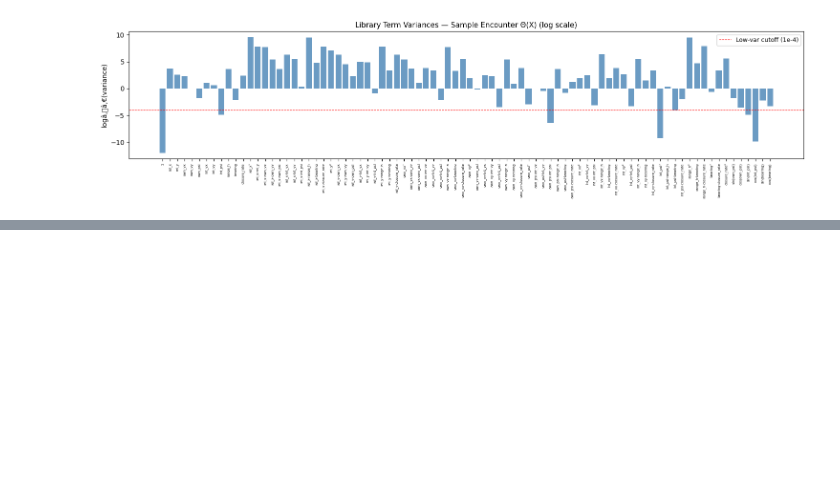
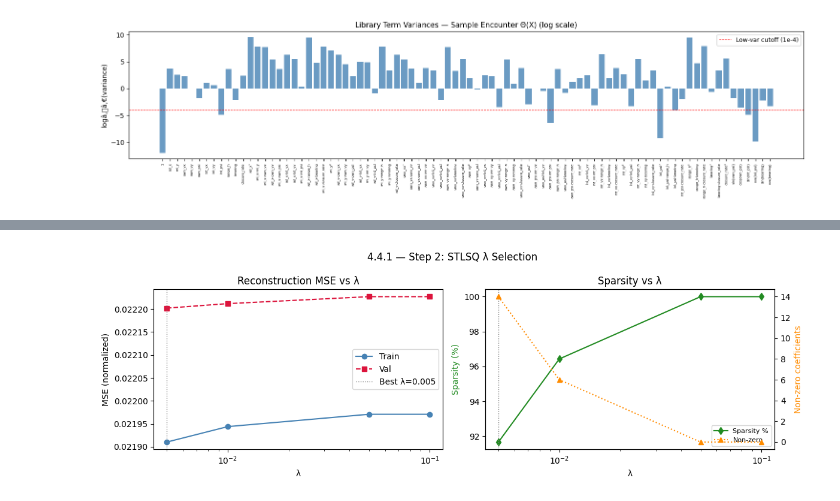
Before and after one commit to adrianocanolla/ME_569, a Jupyter notebook: LLTEM_analysis 2.ipynb, the cells around one changed output, grey strips where cells are left out. Drawn from its saved outputs; the diff is of its cells as text; code cells hidden in the pictures; blank space fills up the shorter version.

```diff
--- a/LLTEM_analysis 2.ipynb
+++ b/LLTEM_analysis 2.ipynb
@@ -1125,0 +1233,97 @@ Library matrix Θ(X) shape: (121, 84)  (timesteps × library terms)
+# %%
+# ── Step 2: Data preparation utilities + λ cross-validation ──────────────────
+# Requires: sindy_library (Cell 3), train_data / val_data (Section 4.2.2)
+
+# Variables that already have Savitzky-Golay derivatives from the pipeline
+_HAS_SG = set(DERIV_VARS)   # own_x, own_y, ..., rel_x, rel_y, range_h, etc.
+
+def get_X_norm(enc):
+    """Normalized 11-var 2D state: shape (121, 11). All VARS_2D in z-score units."""
+    return np.column_stack([enc[f'{v}_norm'] for v in VARS_2D])
+
+def get_Xdot_norm(enc):
+    """Normalized derivatives: SG filter where pre-computed, central diff otherwise.
+
+    Variables in DERIV_VARS (rel_x, rel_y, own_vx, own_vy, int_vx, int_vy,
+    range_h) → use d_{v}_norm already in enc.
+    Remaining (own_psi, int_psi, bearing, closure_rate) → np.gradient on
+    the normalized smooth signal; acceptable because these vars have small or
+    bounded derivatives (heading ≈ const for ownship; bearing/closure smooth).
+    """
+    cols = []
+    for v in VARS_2D:
+        key = f'd_{v}_norm'
+        if key in enc:
+            cols.append(enc[key])
+        else:
+            cols.append(np.gradient(enc[f'{v}_norm'], DT))
+    return np.column_stack(cols)
+
+# ── λ grid search ─────────────────────────────────────────────────────────────
+LAMBDA_GRID = [0.005, 0.01, 0.05, 0.1]
+_CV_N       = min(500, len(train_data))    # subset for speed; full fit done in Cell 5
+
+if not train_data:
+    print("Run Section 4.2.2 pipeline first.")
+else:
+    import random as _rnd
+    _rnd.seed(42)
+    _cv_enc  = _rnd.sample(train_data, _CV_N)
+    X_cv     = [get_X_norm(e)    for e in _cv_enc]
+    Xdot_cv  = [get_Xdot_norm(e) for e in _cv_enc]
+    X_val_cv = [get_X_norm(e)    for e in val_data]
+    Xdot_val_cv = [get_Xdot_norm(e) for e in val_data]
+
+    print(f"=== STLSQ λ Cross-Validation  ({_CV_N} train / {len(val_data)} val encounters) ===")
+    print(f"{'λ':>8}  {'Train MSE':>14}  {'Val MSE':>14}  {'Sparsity':>10}  {'Non-zero':>9}")
+    print('-' * 64)
+
+    _cv_results = []
+    for lam in LAMBDA_GRID:
+        _m = pysindy.SINDy(
+            feature_library=sindy_library,
+            optimizer=pysindy.optimizers.STLSQ(threshold=lam, alpha=0.05, max_iter=20),
+        )
+        _m.fit(X_cv, x_dot=Xdot_cv, t=DT)
+
+        tr_mse = float(np.mean([np.mean((  _m.predict(X) - Xd) ** 2)
+                                 for X, Xd in zip(X_cv[:100], Xdot_cv[:100])]))
+        v_mse  = float(np.mean([np.mean((_m.predict(X) - Xd) ** 2)
+                                 for X, Xd in zip(X_val_cv, Xdot_val_cv)]))
+        coeff  = _m.coefficients()
+        sparse = float(np.mean(coeff == 0))
+        n_nz   = int(np.sum(coeff != 0))
+
+        _cv_results.append({'lambda': lam, 'train_mse': tr_mse, 'val_mse': v_mse,
+                            'sparsity': sparse, 'n_nonzero': n_nz})
+        print(f"  {lam:>6}  {tr_mse:>14.6f}  {v_mse:>14.6f}  {100*sparse:>8.1f}%  {n_nz:>9}")
+
+    _best = min(_cv_results, key=lambda r: r['val_mse'])
+    BEST_LAMBDA = _best['lambda']
+    print(f"\n  Best λ = {BEST_LAMBDA}  (val MSE = {_best['val_mse']:.6f})")
+
+    # Plot
+    fig, axes = plt.subplots(1, 2, figsize=(12, 4))
+    _lams = [r['lambda'] for r in _cv_results]
+    axes[0].plot(_lams, [r['train_mse'] for r in _cv_results], 'o-',  color='steelblue', label='Train')
+    axes[0].plot(_lams, [r['val_mse']   for r in _cv_results], 's--', color='crimson',  label='Val')
+    axes[0].axvline(BEST_LAMBDA, color='grey', linestyle=':', lw=1, label=f'Best λ={BEST_LAMBDA}')
+    axes[0].set_xscale('log'); axes[0].set_xlabel('λ'); axes[0].set_ylabel('MSE (normalized)')
+    axes[0].set_title('Reconstruction MSE vs λ'); axes[0].legend()
+
+    ax_r = axes[1]
+    ax_l = ax_r.twinx()
+    ax_r.plot(_lams, [100 * r['sparsity']  for r in _cv_results], 'd-',  color='forestgreen', label='Sparsity %')
+    ax_l.plot(_lams, [r['n_nonzero']       for r in _cv_results], '^:',  color='darkorange',  label='Non-zero')
+    ax_r.axvline(BEST_LAMBDA, color='grey', linestyle=':', lw=1)
+    ax_r.set_xscale('log'); ax_r.set_xlabel('λ')
+    ax_r.set_ylabel('Sparsity (%)', color='forestgreen')
+    ax_l.set_ylabel('Non-zero coefficients', color='darkorange')
+    ax_r.set_title('Sparsity vs λ')
+    _h1, _l1 = ax_r.get_legend_handles_labels()
+    _h2, _l2 = ax_l.get_legend_handles_labels()
+    ax_r.legend(_h1 + _h2, _l1 + _l2, fontsize=8)
+
+    plt.suptitle("4.4.1 — Step 2: STLSQ λ Selection", fontsize=12)
+    plt.tight_layout(); plt.show()
+# %% [output]
@@ -1125,0 +1339 @@ Library matrix Θ(X) shape: (121, 84)  (timesteps × library terms)
+[figure, added]
```
Also changed, not shown: parts of 18 cells of this notebook.
